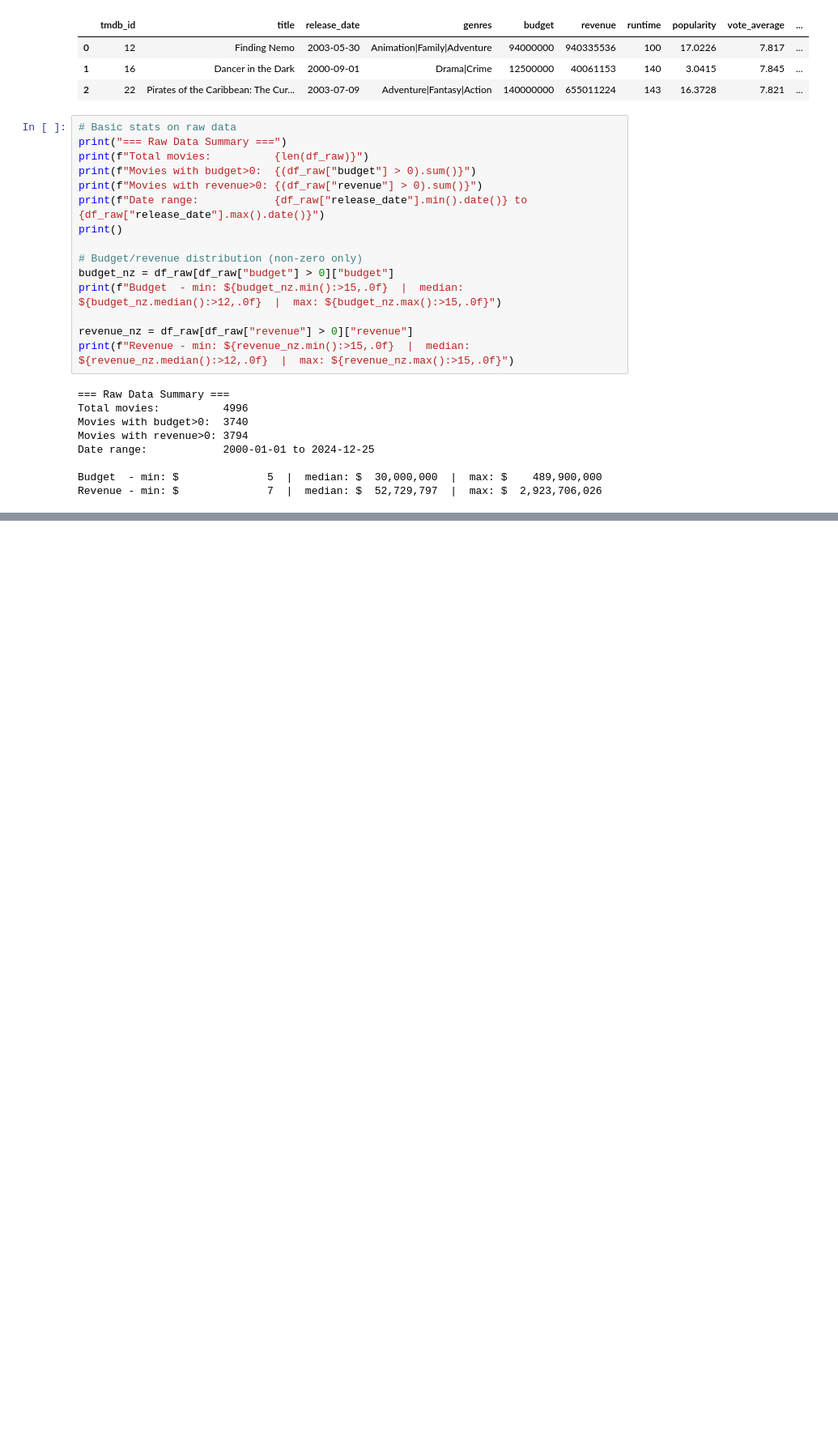
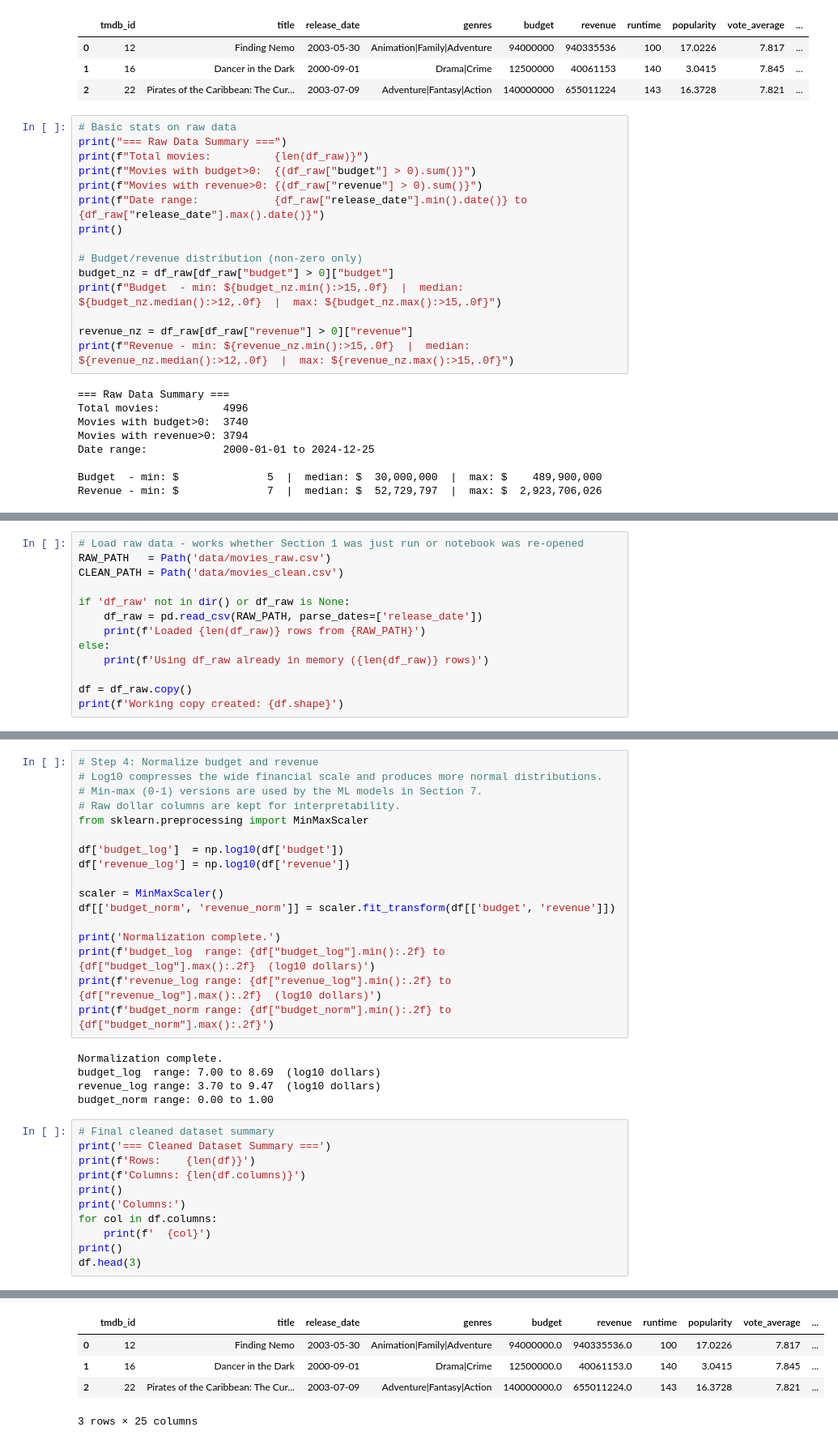
Before and after one commit to stefhooy/box-office-bayesian, a Jupyter notebook: blockbuster_formula.ipynb, the cells around one changed output, grey strips where cells are left out. Shown at 81% size. Cells and saved outputs as stored; diff of their text form; blank space fills up the shorter version.

```diff
--- a/blockbuster_formula.ipynb
+++ b/blockbuster_formula.ipynb
@@ -280,0 +364,13 @@ Revenue - min: $              7  |  median: $  52,729,797  |  max: $  2,923,706,
+# %%
+# Load raw data - works whether Section 1 was just run or notebook was re-opened
+RAW_PATH   = Path('data/movies_raw.csv')
+CLEAN_PATH = Path('data/movies_clean.csv')
+
+if 'df_raw' not in dir() or df_raw is None:
+    df_raw = pd.read_csv(RAW_PATH, parse_dates=['release_date'])
+    print(f'Loaded {len(df_raw)} rows from {RAW_PATH}')
+else:
+    print(f'Using df_raw already in memory ({len(df_raw)} rows)')
+
+df = df_raw.copy()
+print(f'Working copy created: {df.shape}')
@@ -280,0 +479,34 @@ Revenue - min: $              7  |  median: $  52,729,797  |  max: $  2,923,706,
+# %%
+# Step 4: Normalize budget and revenue
+# Log10 compresses the wide financial scale and produces more normal distributions.
+# Min-max (0-1) versions are used by the ML models in Section 7.
+# Raw dollar columns are kept for interpretability.
+from sklearn.preprocessing import MinMaxScaler
+
+df['budget_log']  = np.log10(df['budget'])
+df['revenue_log'] = np.log10(df['revenue'])
+
+scaler = MinMaxScaler()
+df[['budget_norm', 'revenue_norm']] = scaler.fit_transform(df[['budget', 'revenue']])
+
+print('Normalization complete.')
+print(f'budget_log  range: {df["budget_log"].min():.2f} to {df["budget_log"].max():.2f}  (log10 dollars)')
+print(f'revenue_log range: {df["revenue_log"].min():.2f} to {df["revenue_log"].max():.2f}  (log10 dollars)')
+print(f'budget_norm range: {df["budget_norm"].min():.2f} to {df["budget_norm"].max():.2f}')
+# %% [output]
+Normalization complete.
+budget_log  range: 7.00 to 8.69  (log10 dollars)
+revenue_log range: 3.70 to 9.47  (log10 dollars)
+budget_norm range: 0.00 to 1.00
+# %%
+# Final cleaned dataset summary
+print('=== Cleaned Dataset Summary ===')
+print(f'Rows:    {len(df)}')
+print(f'Columns: {len(df.columns)}')
+print()
+print('Columns:')
+for col in df.columns:
+    print(f'  {col}')
+print()
+df.head(3)
+# %% [output]
@@ -280,0 +530,5 @@ Revenue - min: $              7  |  median: $  52,729,797  |  max: $  2,923,706,
+|  | tmdb_id | title | release_date | genres | budget | revenue | runtime | popularity | vote_average | ... |
+| 0 | 12 | Finding Nemo | 2003-05-30 | Animation|Family|Adventure | 94000000.0 | 940335536.0 | 100 | 17.0226 | 7.817 | ... |
+| 1 | 16 | Dancer in the Dark | 2000-09-01 | Drama|Crime | 12500000.0 | 40061153.0 | 140 | 3.0415 | 7.845 | ... |
+| 2 | 22 | Pirates of the Caribbean: The Cur... | 2003-07-09 | Adventure|Fantasy|Action | 140000000.0 | 655011224.0 | 143 | 16.3728 | 7.821 | ... |
+3 rows × 25 columns
```
Also changed, not shown: parts of 18 cells of this notebook, 2 other files.
